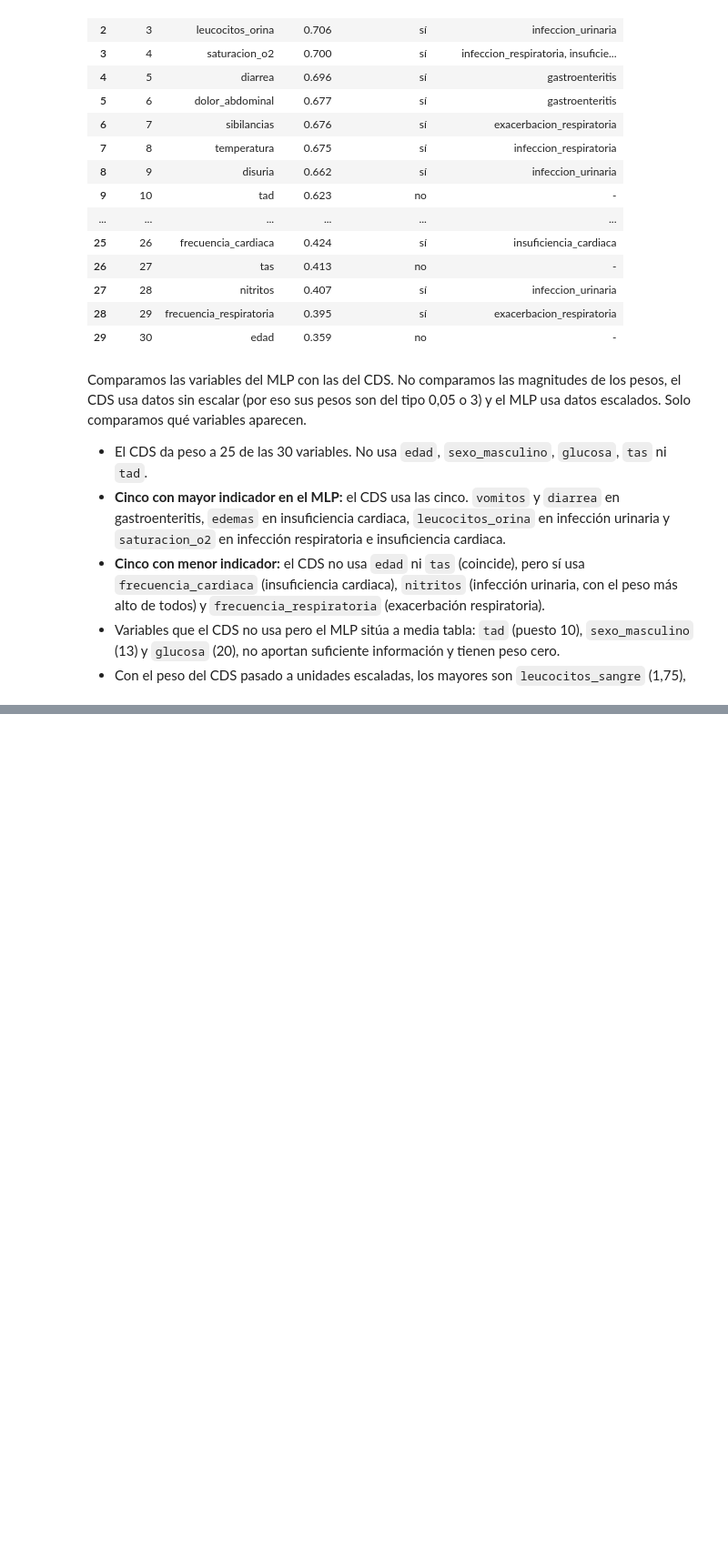
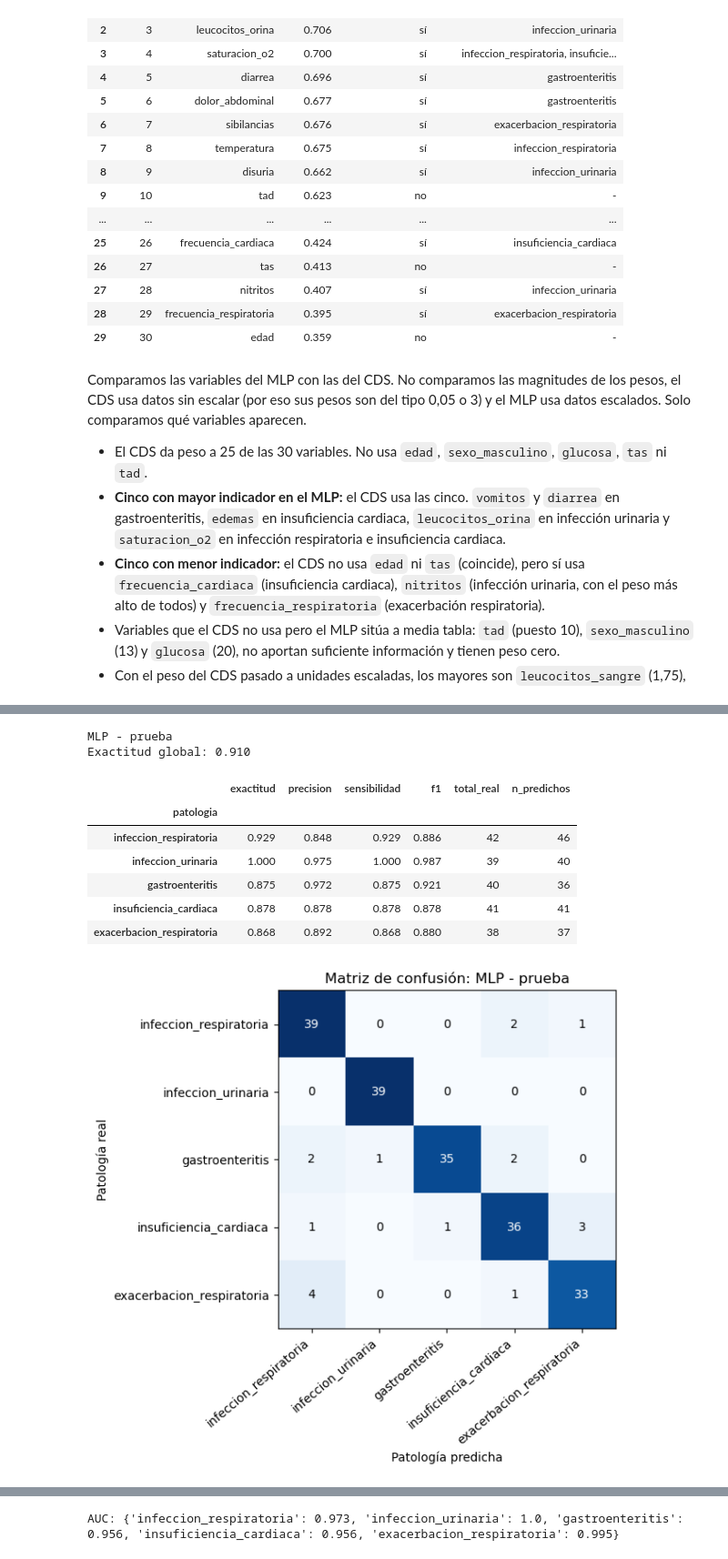
Before and after one commit to angelaNavarro11/sist-apoyo-decision-clinica, a Jupyter notebook: notebooks/Practica3-Resultados.ipynb, the cells around one changed output, grey strips where cells are left out. Shown at 91% size. Saved outputs shown, nothing was run; the diff lists cells and outputs as text; code cells hidden in the pictures; blank space fills up the shorter version.

Commit message:
Finalización tarea 6(#17)

```diff
--- a/notebooks/Practica3-Resultados.ipynb
+++ b/notebooks/Practica3-Resultados.ipynb
@@ -1038,0 +1063,21 @@ Pero hay diferencias: `nitritos`, `frecuencia_cardiaca` y `frecuencia_respirator
+# %%
+# MLP: mismas variables y mismo orden que en el entrenamiento; el escalador ajustado
+X_prueba_mlp = X_prueba[columnas_finales]
+pred_mlp = modelo_final.predict(X_prueba_mlp)
+
+# Probabilidades reordenadas al orden de PATOLOGIAS
+orden_prob = [list(modelo_final.classes_).index(c) for c in PATOLOGIAS]
+probs_mlp = modelo_final.predict_proba(X_prueba_mlp)[:, orden_prob]
+
+res_mlp = evaluar(y_prueba, pred_mlp, PATOLOGIAS, "MLP", "prueba", scores=probs_mlp)
+# %% [output]
+MLP - prueba
+Exactitud global: 0.910
+|  | exactitud | precision | sensibilidad | f1 | total_real | n_predichos |
+| patologia |  |  |  |  |  |  |
+| infeccion_respiratoria | 0.929 | 0.848 | 0.929 | 0.886 | 42 | 46 |
+| infeccion_urinaria | 1.000 | 0.975 | 1.000 | 0.987 | 39 | 40 |
+| gastroenteritis | 0.875 | 0.972 | 0.875 | 0.921 | 40 | 36 |
+| insuficiencia_cardiaca | 0.878 | 0.878 | 0.878 | 0.878 | 41 | 41 |
+| exacerbacion_respiratoria | 0.868 | 0.892 | 0.868 | 0.880 | 38 | 37 |
+[figure, added]
@@ -1038,0 +1085 @@ Pero hay diferencias: `nitritos`, `frecuencia_cardiaca` y `frecuencia_respirator
+AUC: {'infeccion_respiratoria': 0.973, 'infeccion_urinaria': 1.0, 'gastroenteritis': 0.956, 'insuficiencia_cardiaca': 0.956, 'exacerbacion_respiratoria': 0.995}
```
Also changed, not shown: parts of 14 cells of this notebook.
